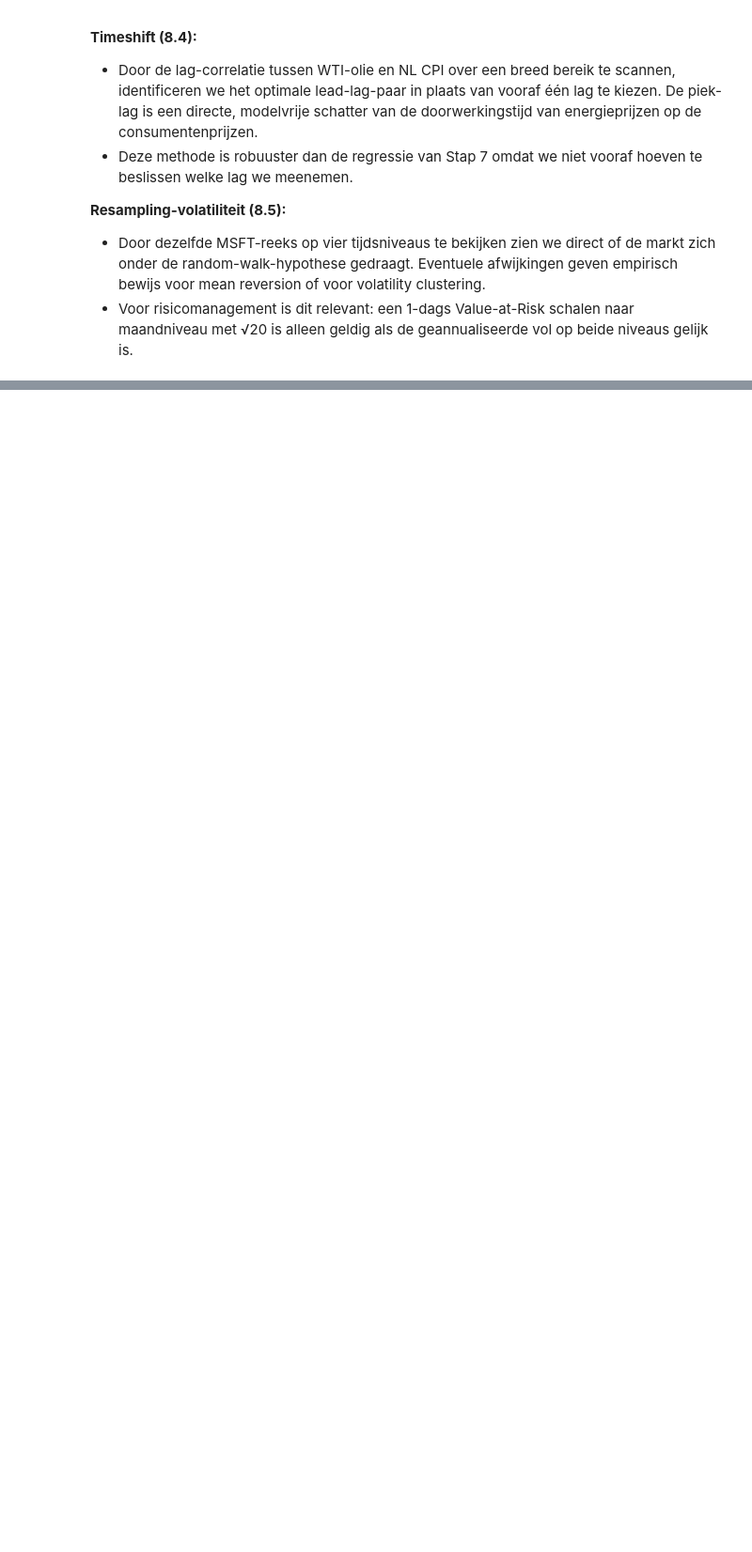
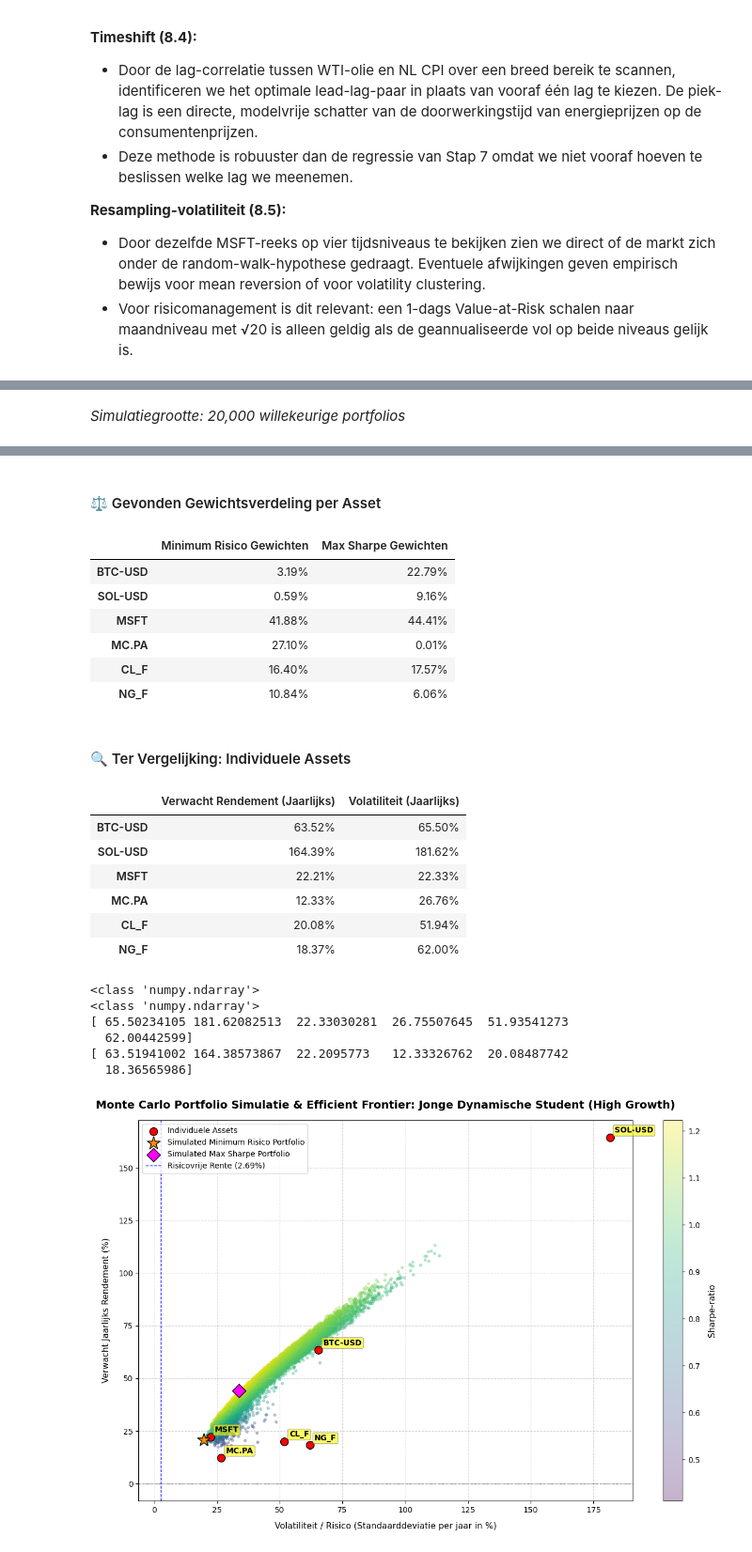
Before and after one commit to Pablo-Atanes/Minor-bigdata, a Jupyter notebook: b2_colab_board_pablo_jasper.ipynb, the cells around one changed output, grey strips where cells are left out. Shown at 94% size. Cells and saved outputs as stored; diff of their text form; code cells hidden in the pictures; blank space fills up the shorter version.

```diff
--- a/b2_colab_board_pablo_jasper.ipynb
+++ b/b2_colab_board_pablo_jasper.ipynb
@@ -1540,0 +1615,5 @@ We hebben alle zes toegestane technieken toegepast. Wat ze ons opleveren verschi
+# %%
+from blok2.data_procesing.portfolio_optimization_service import PortfolioOptimizationService
+
+# Initialiseer de service
+opt_service = PortfolioOptimizationService(num_portfolios=20000)
@@ -1540,0 +1660,7 @@ We hebben alle zes toegestane technieken toegepast. Wat ze ons opleveren verschi
+# %%
+# Toon de tabellen met de optimale gewichten en statistieken
+opt_service.show_portfolio_optimization('student')
+
+# Plot de Efficient Frontier met de optimale portfoliopunten
+opt_service.plot_efficient_frontier('student')
+# %% [output]
@@ -1540,0 +1670 @@ We hebben alle zes toegestane technieken toegepast. Wat ze ons opleveren verschi
+*Simulatiegrootte: 20,000 willekeurige portfolios*
@@ -1540,0 +1677,23 @@ We hebben alle zes toegestane technieken toegepast. Wat ze ons opleveren verschi
+#### ⚖️ Gevonden Gewichtsverdeling per Asset
+|  | Minimum Risico Gewichten | Max Sharpe Gewichten |
+| BTC-USD | 3.19% | 22.79% |
+| SOL-USD | 0.59% | 9.16% |
+| MSFT | 41.88% | 44.41% |
+| MC.PA | 27.10% | 0.01% |
+| CL_F | 16.40% | 17.57% |
+| NG_F | 10.84% | 6.06% |
+#### 🔍 Ter Vergelijking: Individuele Assets
+|  | Verwacht Rendement (Jaarlijks) | Volatiliteit (Jaarlijks) |
+| BTC-USD | 63.52% | 65.50% |
+| SOL-USD | 164.39% | 181.62% |
+| MSFT | 22.21% | 22.33% |
+| MC.PA | 12.33% | 26.76% |
+| CL_F | 20.08% | 51.94% |
+| NG_F | 18.37% | 62.00% |
+<class 'numpy.ndarray'>
+<class 'numpy.ndarray'>
+[ 65.50234105 181.62082513  22.33030281  26.75507645  51.93541273
+  62.00442599]
+[ 63.51941002 164.38573867  22.2095773   12.33326762  20.08487742
+  18.36565986]
+[figure, added]
```
Also changed, not shown: parts of 34 cells of this notebook, 2 other files.
